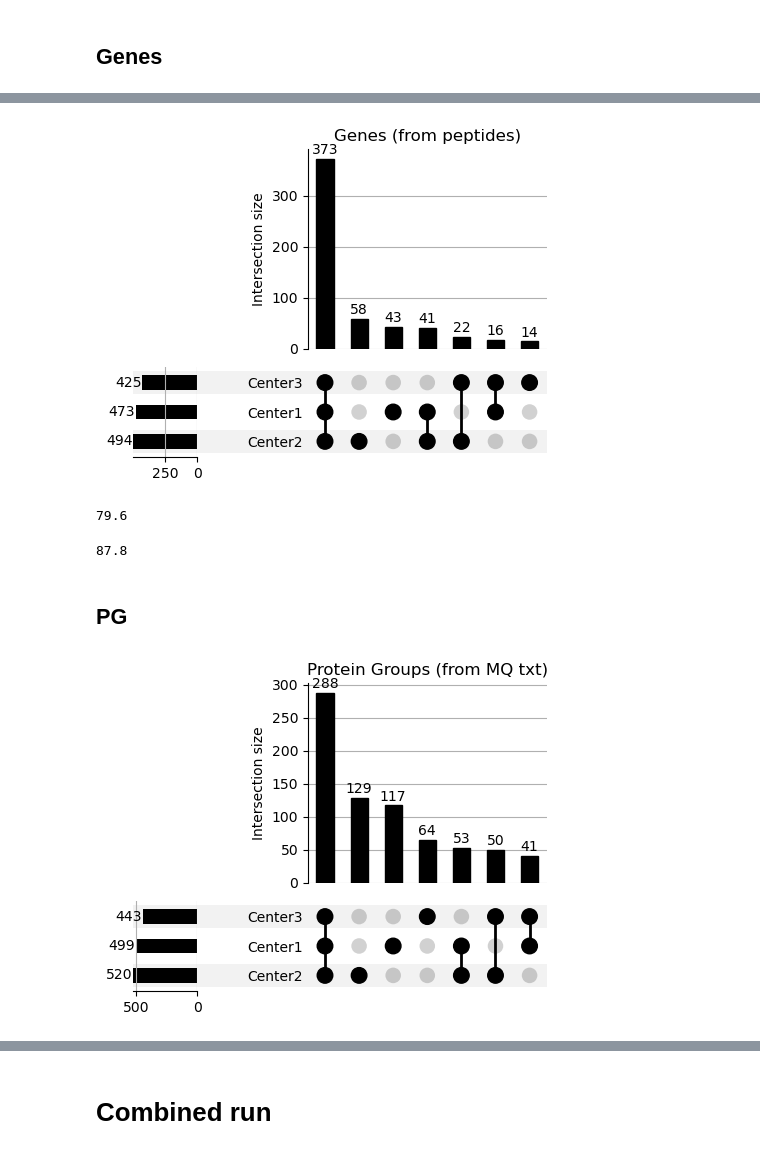
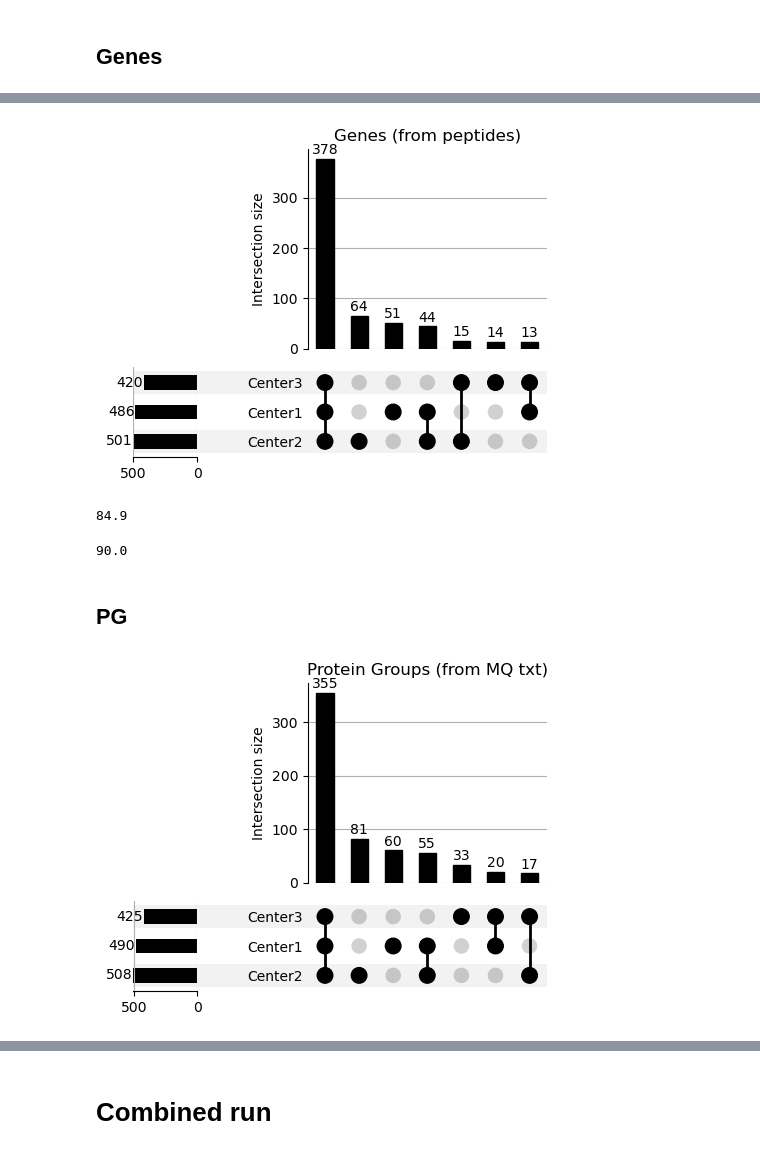
Before and after one commit to Freddsle/FedProt, a Jupyter notebook: data/TMT_data/03_merging_checks.ipynb, the cells around one changed output, grey strips where cells are left out. Saved outputs shown, nothing was run; the diff lists cells and outputs as text; code cells hidden in the pictures.

```diff
--- a/data/TMT_data/03_merging_checks.ipynb
+++ b/data/TMT_data/03_merging_checks.ipynb
@@ -222,21 +183,21 @@ generate_upset_plot(intensities_Gene_from_MQ, 'Gene.names', 'Genes (from MQ txt)
 # %%
-generate_upset_plot(intensities_Gene_from_pep, 'major_features', 'Genes (from peptides)', splited=False)
+upset_plot.generate_upset_plot(intensities_Gene_from_pep, 'major_features', 'Genes (from peptides)', splited=False)
 # %% [output]
-[figure, old version]
+[figure, new version]
 # %%
-round(352 * 100 /442, 1)
+round(355 * 100 /418, 1)
 # %% [output]
-79.6
+84.9
 # %%
-round(373 * 100 /425, 1)
+round(378 * 100 /420, 1)
 # %% [output]
-87.8
+90.0
 # %% [markdown]
 ## PG
 # %%
-generate_upset_plot(intensities_PG_from_MQ, 'Majority.protein.IDs', 'Protein Groups (from MQ txt)', splited=False)
+upset_plot.generate_upset_plot(intensities_PG_from_MQ, 'Majority.protein.IDs', 'Protein Groups (from MQ txt)', splited=False)
 # %% [output]
-[figure, old version]
+[figure, new version]
 # %%
 # generate_upset_plot(intensities_PG_from_MQ, 'Majority.protein.IDs', 'Proteins (from MQ txt)', splited=True)
 # %%
```
Also changed, not shown: parts of 26 cells of this notebook, 7 other files.
